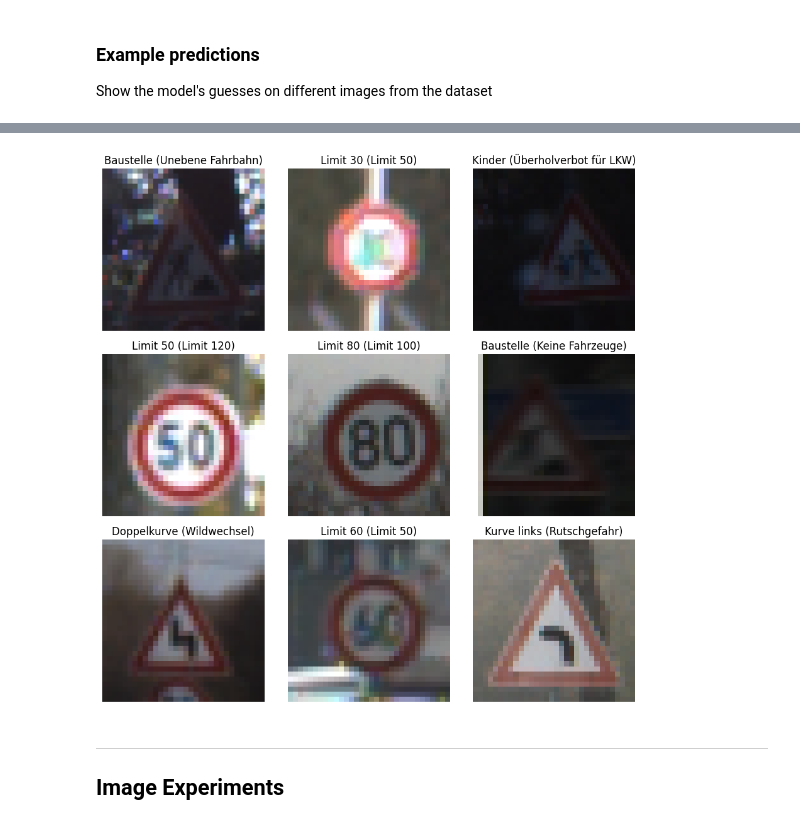
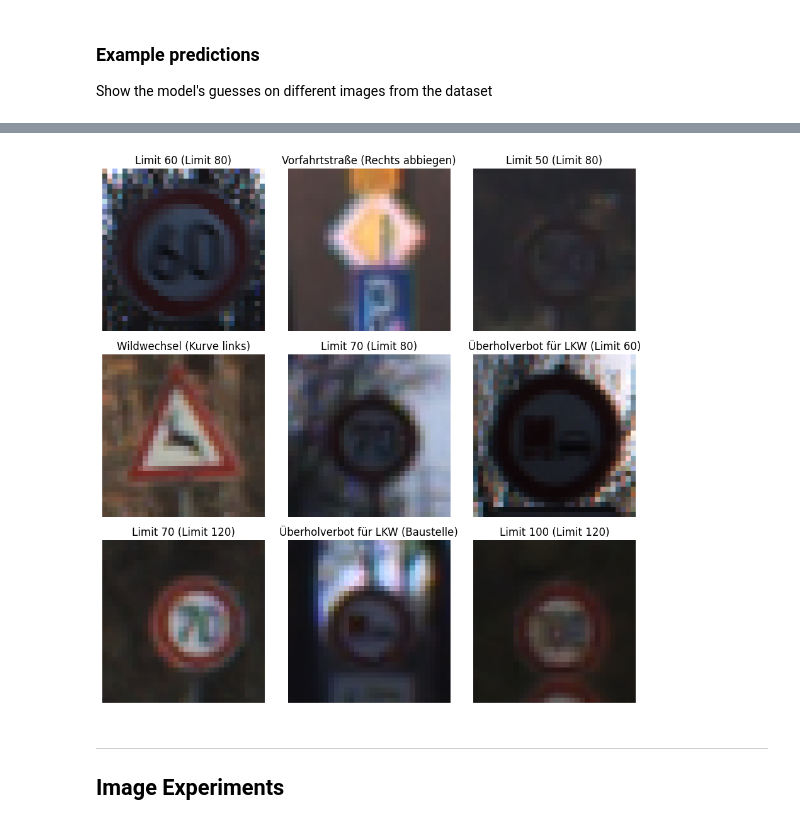
Before and after one commit to flerovium11/ai-research, a Jupyter notebook: classification.ipynb, the cells around one changed output, grey strips where cells are left out. Saved outputs shown, nothing was run; the diff lists cells and outputs as text; code cells hidden in the pictures.

Commit message:
generate images for cnn

```diff
--- a/classification.ipynb
+++ b/classification.ipynb
@@ -190,4 +190,4 @@ Epoch 20/20
 Skip the training process above and instantly load a keras model from disk
 # %%
 from tensorflow.keras.saving import load_model
-model = load_model('models/mlp_gtsrb_92_val_acc.keras')
+model = load_model('models/cnn_gtsrb_98_val_acc.keras')
@@ -217,11 +216,11 @@ plt.ylabel('Genauigkeit')
 # %% [markdown]
 Create confusion matrix
 # %%
-predictions = model.predict(val_images)
+predictions = model.predict(train_images)
 predicted_labels = np.argmax(predictions, axis=1)
 conf_matrix = np.zeros((len(classes), len(classes)), dtype=int)
 
-for true, prediction in zip(val_labels, predicted_labels):
+for true, prediction in zip(train_labels, predicted_labels):
     conf_matrix[true, prediction] += 1
 
 missclassifications = np.sum(conf_matrix, axis=1) - np.diag(conf_matrix)
@@ -452,14 +451,15 @@ n, m = 3, 3
 figsize = (m * 3, n * 3)
 
 misclassified = []
+predictions = model.predict(train_images)
+predicted_labels = np.argmax(predictions, axis=1)
 
-for entry in val_data:
-    label = model.predict(np.array([entry[0]]), verbose=0)[0].argmax()
-    if label == entry[1] and only_misclassified:
+for true, prediction, image in zip(train_labels, predicted_labels, train_images):
+    if true == prediction and only_misclassified:
         skipped += 1
         continue
 
-    misclassified.append((entry[0], entry[1], label))
+    misclassified.append((image, true, prediction))
 
     if len(misclassified) == n * m:
         print(f'Skipped: {skipped} correctly classified images')
@@ -489,4 +490,4 @@ Skipped: 83 correctly classified images
-[figure, old version]
+[figure, new version]
 # %% [markdown]
 
 
```
Also changed, not shown: parts of 5 cells of this notebook, 4 other files.
